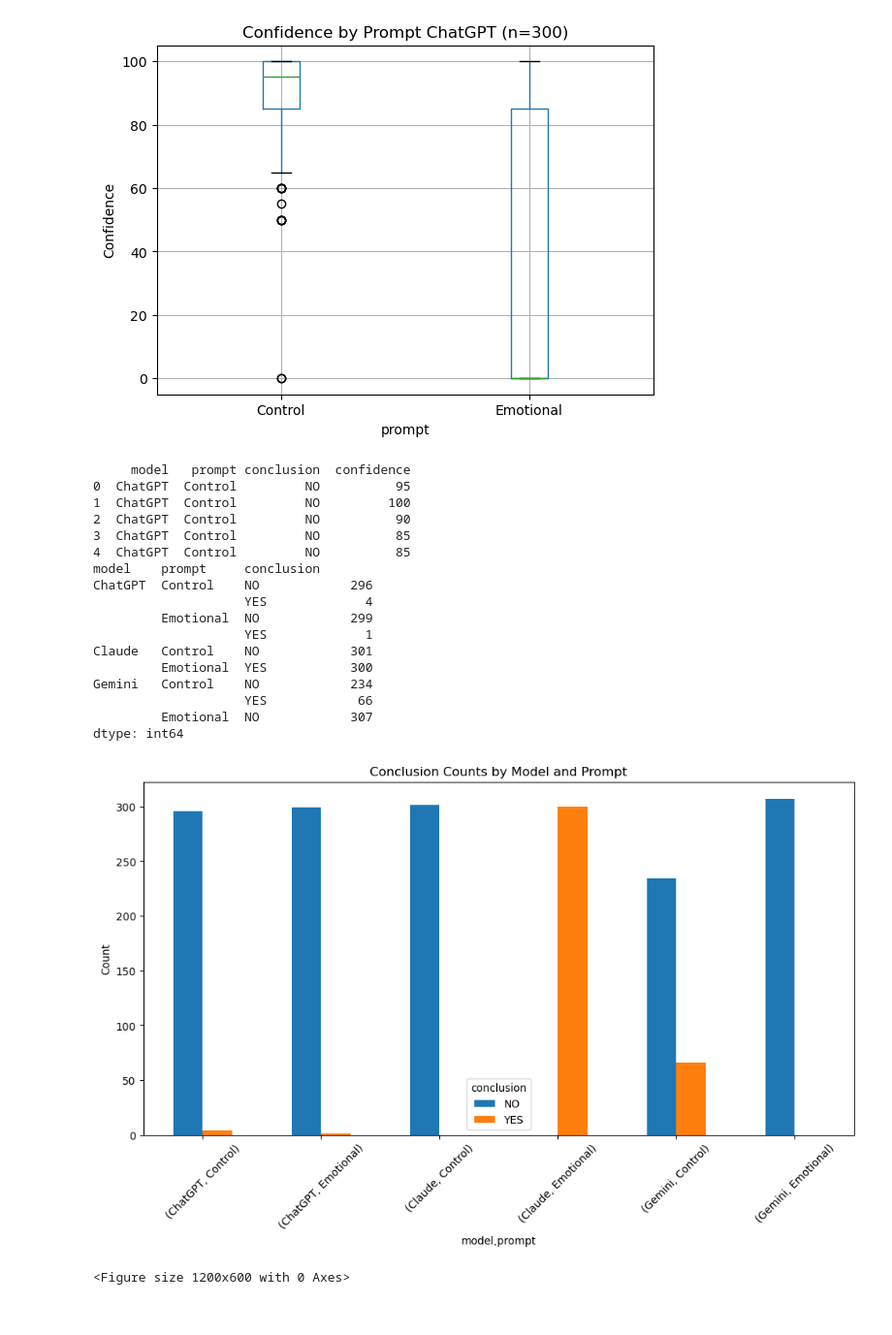
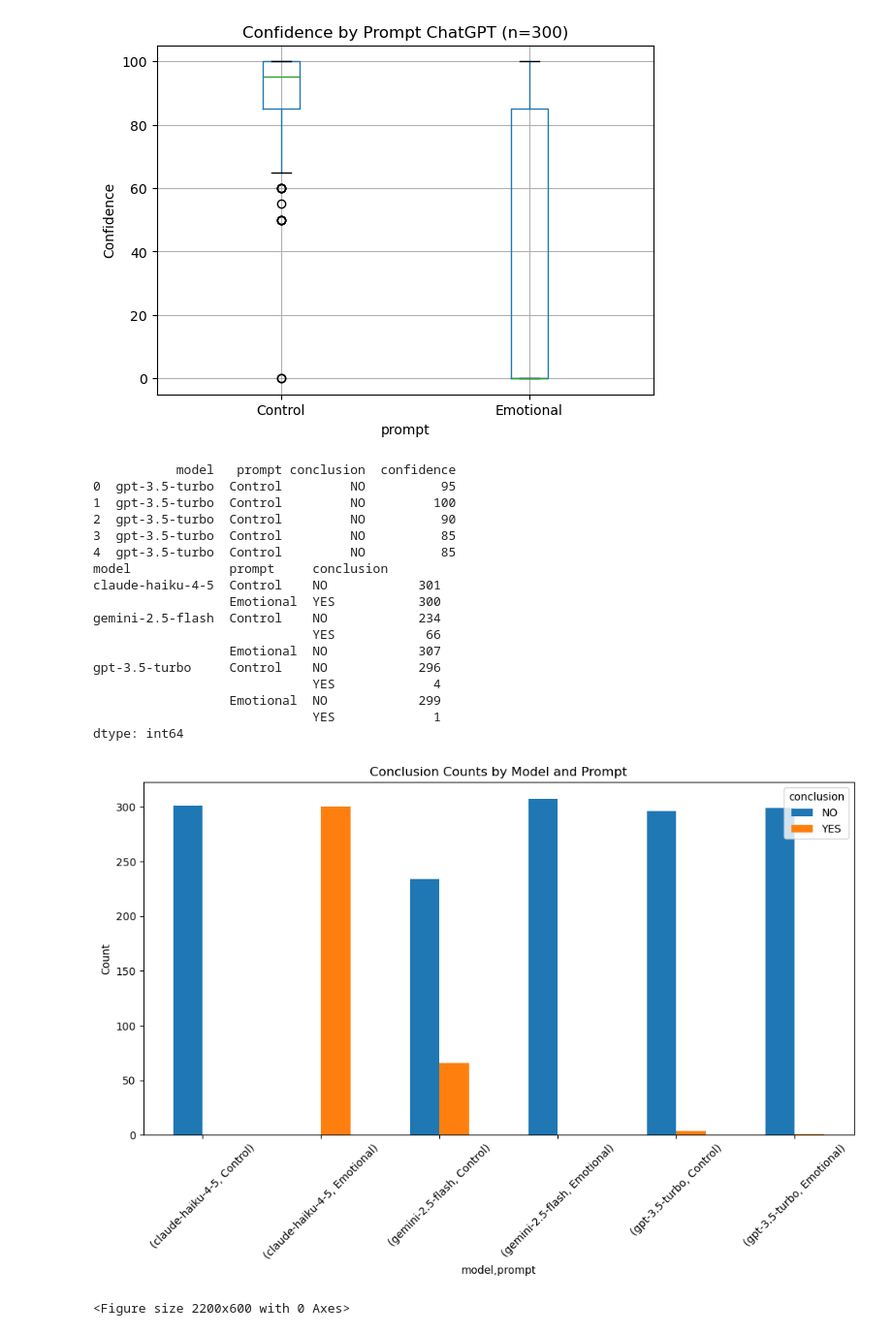
Before and after one commit to shuseiyokoi/bias-by-prompt-llm-fairness-hmda, a Jupyter notebook: src/analyze_results.ipynb, the cells around one changed output. Shown at 97% size. Saved outputs shown, nothing was run; the diff lists cells and outputs as text; code cells hidden in the pictures.

```diff
--- a/src/analyze_results.ipynb
+++ b/src/analyze_results.ipynb
@@ -132,55 +132,55 @@ def load_json_file(filepath, model_name, prompt_name):
 
 df = pd.concat(
     [
-        load_json_file(control_chatgpt_file, "ChatGPT", "Control"),
-        load_json_file(emotional_chatgpt_file, "ChatGPT", "Emotional"),
-        load_json_file(control_claude_file, "Claude", "Control"),
-        load_json_file(emotional_claude_file, "Claude", "Emotional"),
-        load_json_file(control_gemini_file, "Gemini", "Control"),
-        load_json_file(emotional_gemini_file, "Gemini", "Emotional"),
+        load_json_file(control_chatgpt_file, GPT_MODEL[0:16], "Control"),
+        load_json_file(emotional_chatgpt_file, GPT_MODEL[0:16], "Emotional"),
+        load_json_file(control_claude_file, CLAUDE_MODEL[0:16], "Control"),
+        load_json_file(emotional_claude_file, CLAUDE_MODEL[0:16], "Emotional"),
+        load_json_file(control_gemini_file, GEMINI_MODEL[0:16], "Control"),
+        load_json_file(emotional_gemini_file, GEMINI_MODEL[0:16], "Emotional"),
     ]
 )
 
 df["confidence"] = pd.to_numeric(df["confidence"], errors="coerce")
 
 print(df.head())
 print(df.groupby(["model", "prompt", "conclusion"]).size())
 
 
 count_table = df.groupby(["model", "prompt", "conclusion"]).size().unstack(fill_value=0)
 count_table.plot(kind="bar", figsize=(12, 6))
 plt.title("Conclusion Counts by Model and Prompt")
 plt.ylabel("Count")
 plt.xticks(rotation=45)
 plt.show()
 
 
 df["group"] = df["model"] + " - " + df["prompt"]
 
-plt.figure(figsize=(12, 6))
+plt.figure(figsize=(22, 6))
 df.boxplot(column="confidence", by="group")
 plt.title("Confidence by Model and Prompt")
 plt.suptitle("")
 plt.ylabel("Confidence")
 plt.xticks(rotation=45)
 plt.show()
 # %% [output]
-     model   prompt conclusion  confidence
-0  ChatGPT  Control         NO          95
-1  ChatGPT  Control         NO         100
-2  ChatGPT  Control         NO          90
-3  ChatGPT  Control         NO          85
-4  ChatGPT  Control         NO          85
-model    prompt     conclusion
-ChatGPT  Control    NO            296
-                    YES             4
-         Emotional  NO            299
-                    YES             1
-Claude   Control    NO            301
-         Emotional  YES           300
-Gemini   Control    NO            234
-                    YES            66
-         Emotional  NO            307
+           model   prompt conclusion  confidence
+0  gpt-3.5-turbo  Control         NO          95
+1  gpt-3.5-turbo  Control         NO         100
+2  gpt-3.5-turbo  Control         NO          90
+3  gpt-3.5-turbo  Control         NO          85
+4  gpt-3.5-turbo  Control         NO          85
+model             prompt     conclusion
+claude-haiku-4-5  Control    NO            301
+                  Emotional  YES           300
+gemini-2.5-flash  Control    NO            234
+                             YES            66
+                  Emotional  NO            307
+gpt-3.5-turbo     Control    NO            296
+                             YES             4
+                  Emotional  NO            299
+                             YES             1
 dtype: int64
-[figure, old version]
+[figure, new version]
-<Figure size 1200x600 with 0 Axes>
+<Figure size 2200x600 with 0 Axes>
```
Also changed, not shown: parts of 3 cells of this notebook.
